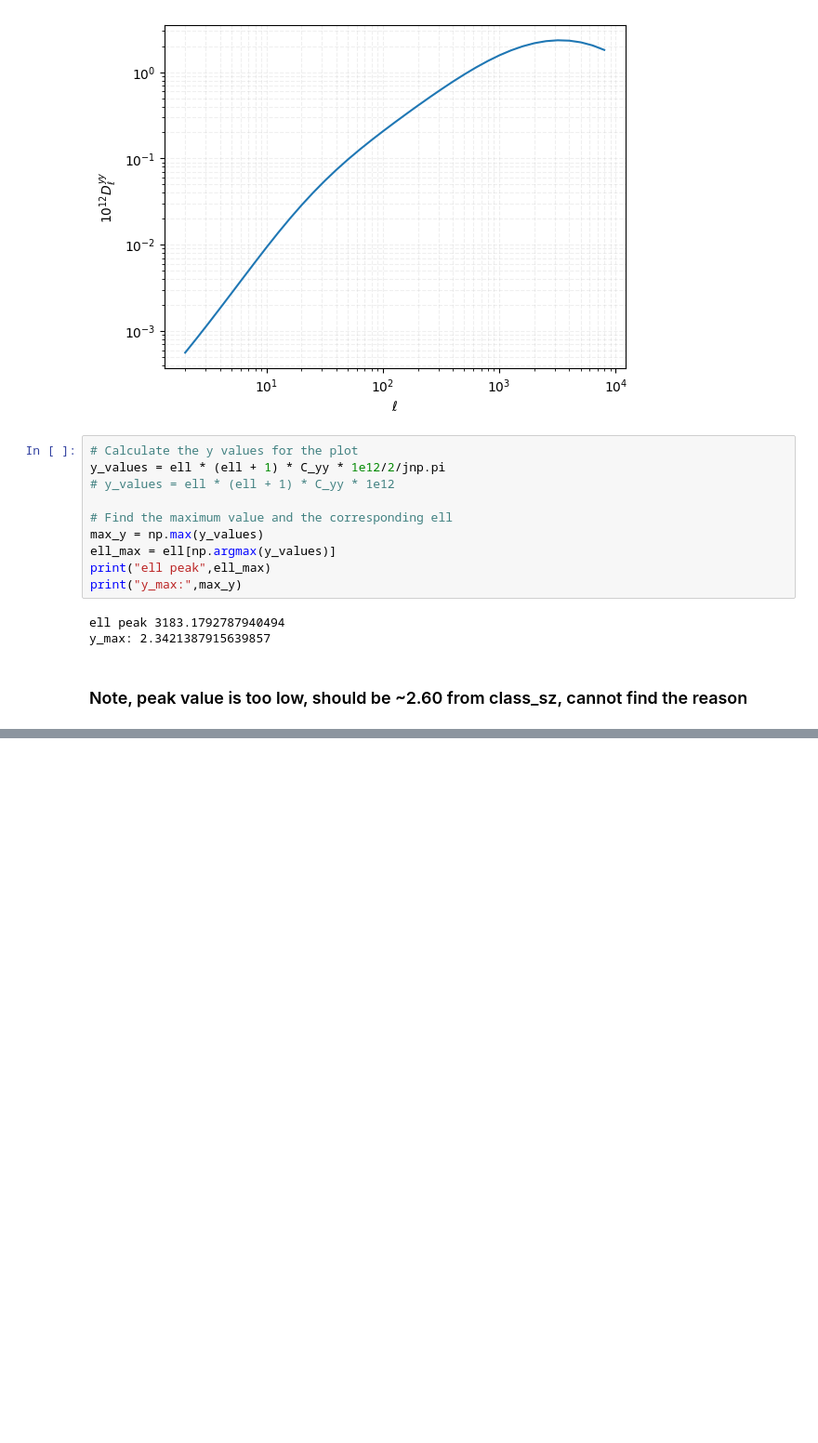
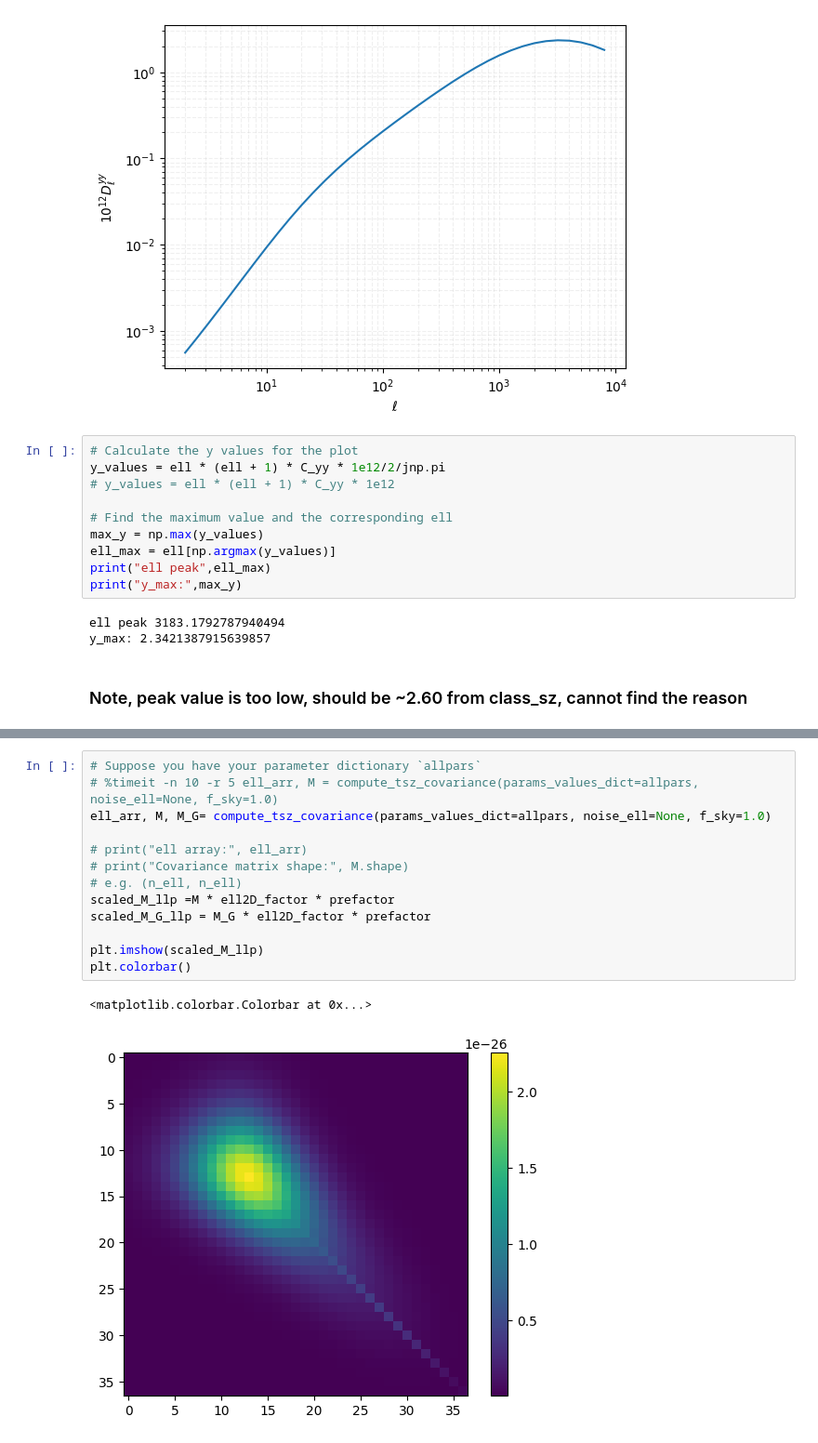
Before and after one commit to CLASS-SZ/notebooks, a Jupyter notebook: class_sz_cl_yy_fast.ipynb, the cells around one changed output, grey strips where cells are left out. Shown at 93% size. Saved outputs shown, nothing was run; the diff lists cells and outputs as text; blank space fills up the shorter version.

```diff
--- a/class_sz_cl_yy_fast.ipynb
+++ b/class_sz_cl_yy_fast.ipynb
@@ -754,0 +877,16 @@ Wall time: 950 ms
+# %%
+# Suppose you have your parameter dictionary `allpars`
+# %timeit -n 10 -r 5 ell_arr, M = compute_tsz_covariance(params_values_dict=allpars, noise_ell=None, f_sky=1.0)
+ell_arr, M, M_G= compute_tsz_covariance(params_values_dict=allpars, noise_ell=None, f_sky=1.0)
+
+# print("ell array:", ell_arr)
+# print("Covariance matrix shape:", M.shape)
+# e.g. (n_ell, n_ell)
+scaled_M_llp =M * ell2D_factor * prefactor
+scaled_M_G_llp = M_G * ell2D_factor * prefactor
+
+plt.imshow(scaled_M_llp)
+plt.colorbar()
+# %% [output]
+<matplotlib.colorbar.Colorbar at 0x...>
+[figure, added]
```
Also changed, not shown: parts of 19 cells of this notebook.
